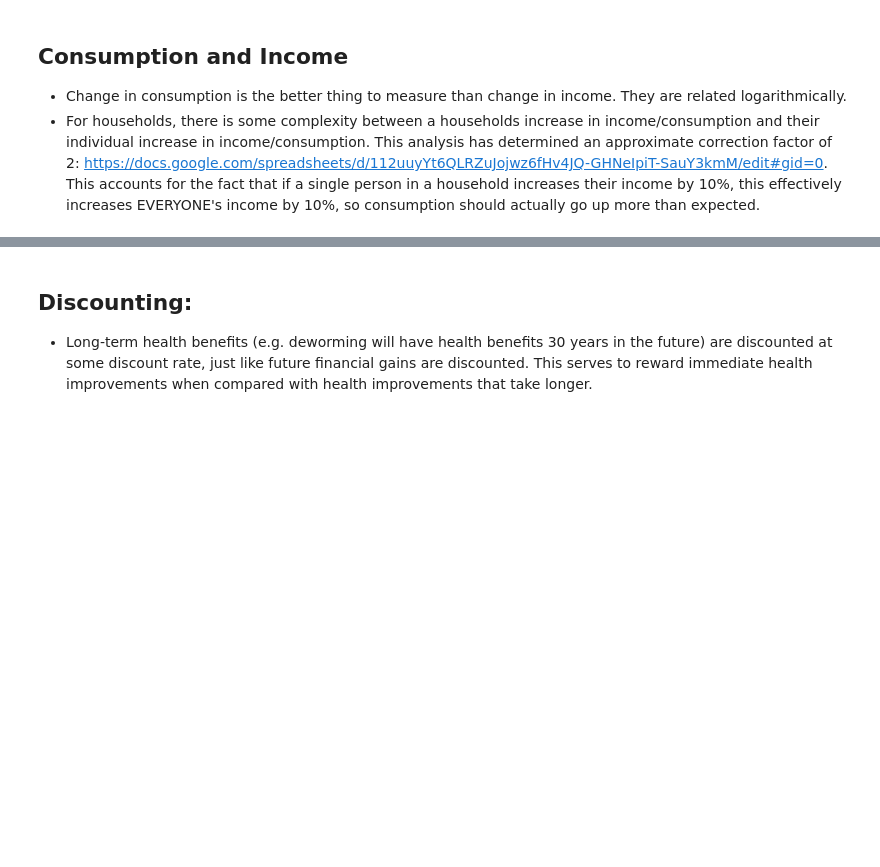
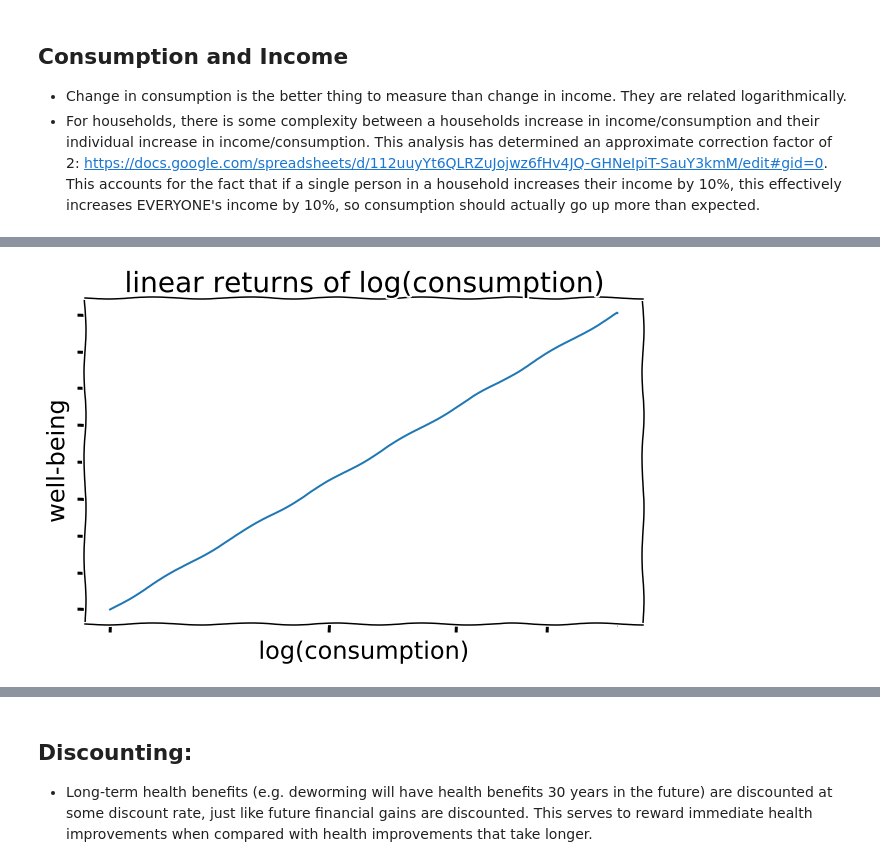
Before and after one commit to robinovitch61/givewell, a Jupyter notebook: draft_notebook.ipynb, the cells around one changed output, grey strips where cells are left out. Cells and saved outputs as stored; diff of their text form; code cells hidden in the pictures; blank space fills up the shorter version.

```diff
--- a/draft_notebook.ipynb
+++ b/draft_notebook.ipynb
@@ -40,0 +77,18 @@ import pandas as pd
+# %%
+with plt.xkcd():
+    fig, ax = plt.subplots(figsize=(10,6))
+    max_x = 5
+    cons = np.linspace(1, max_x, 1000)
+    log_cons = np.log(cons)
+    value = cons
+    ax.set_xscale('log')
+    ax.set_xticks([1, 2, 3, 4])
+    ax.set_xticklabels([None, None, None, None])
+    ax.set_yticklabels([])
+#     ax.get_xaxis().set_major_formatter(matplotlib.ticker.NullFormatter())
+    ax.plot(value, log_cons)
+    ax.set_xlabel('log(consumption)', fontsize=24)
+    ax.set_ylabel('well-being', fontsize=24)
+    ax.set_title("linear returns of log(consumption)", fontsize=28)
+# %% [output]
+[figure, added]
```
Also changed, not shown: parts of 11 cells of this notebook, 1 other file.
